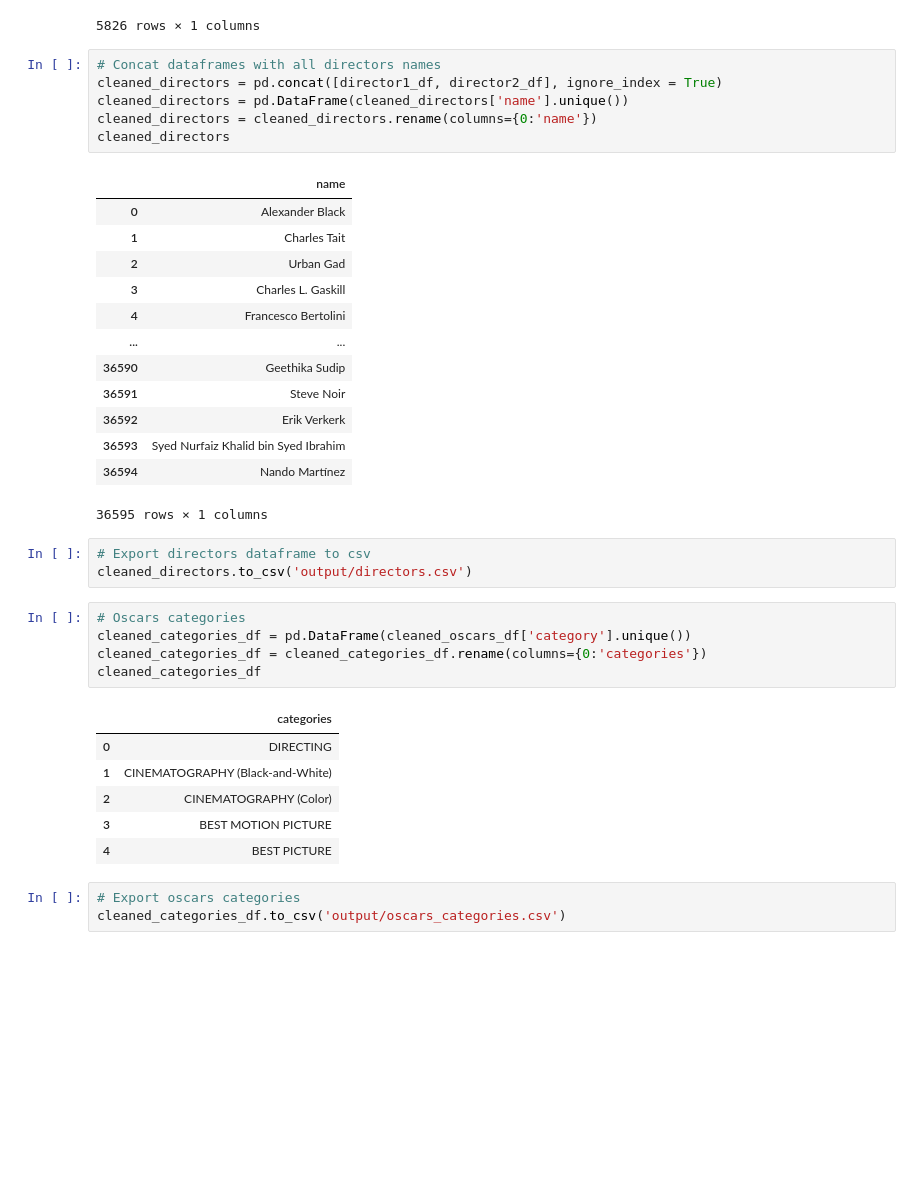
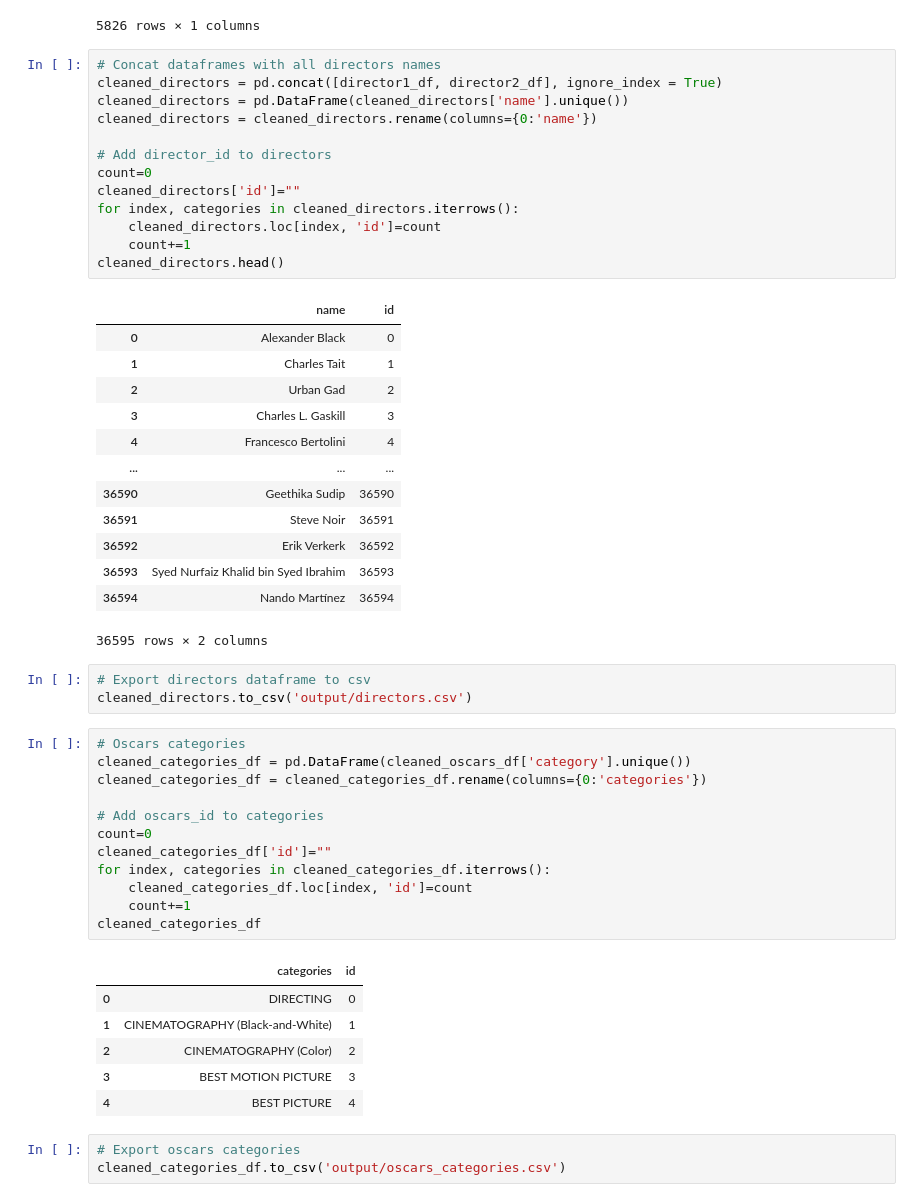
Before and after one commit to gucaselo/ETL-Project, a Jupyter notebook: movies_transform.ipynb, the cells around one changed output. Saved outputs shown, nothing was run; the diff lists cells and outputs as text; blank space fills up the shorter version.

```diff
--- a/movies_transform.ipynb
+++ b/movies_transform.ipynb
@@ -142,23 +141,30 @@ director2_df
 # %%
 # Concat dataframes with all directors names
 cleaned_directors = pd.concat([director1_df, director2_df], ignore_index = True)
 cleaned_directors = pd.DataFrame(cleaned_directors['name'].unique())
 cleaned_directors = cleaned_directors.rename(columns={0:'name'})
-cleaned_directors
+
+# Add director_id to directors
+count=0
+cleaned_directors['id']=""
+for index, categories in cleaned_directors.iterrows():
+    cleaned_directors.loc[index, 'id']=count
+    count+=1
+cleaned_directors.head()
 # %% [output]
-|  | name |
-| 0 | Alexander Black |
-| 1 | Charles Tait |
-| 2 | Urban Gad |
-| 3 | Charles L. Gaskill |
-| 4 | Francesco Bertolini |
-| ... | ... |
-| 36590 | Geethika Sudip |
-| 36591 | Steve Noir |
-| 36592 | Erik Verkerk |
-| 36593 | Syed Nurfaiz Khalid bin Syed Ibrahim |
-| 36594 | Nando Martínez |
+|  | name | id |
+| 0 | Alexander Black | 0 |
+| 1 | Charles Tait | 1 |
+| 2 | Urban Gad | 2 |
+| 3 | Charles L. Gaskill | 3 |
+| 4 | Francesco Bertolini | 4 |
+| ... | ... | ... |
+| 36590 | Geethika Sudip | 36590 |
+| 36591 | Steve Noir | 36591 |
+| 36592 | Erik Verkerk | 36592 |
+| 36593 | Syed Nurfaiz Khalid bin Syed Ibrahim | 36593 |
+| 36594 | Nando Martínez | 36594 |
-36595 rows × 1 columns
+36595 rows × 2 columns
 # %%
 # Export directors dataframe to csv
 cleaned_directors.to_csv('output/directors.csv')
@@ -166,14 +172,21 @@ cleaned_directors.to_csv('output/directors.csv')
 # Oscars categories
 cleaned_categories_df = pd.DataFrame(cleaned_oscars_df['category'].unique())
 cleaned_categories_df = cleaned_categories_df.rename(columns={0:'categories'})
+
+# Add oscars_id to categories
+count=0
+cleaned_categories_df['id']=""
+for index, categories in cleaned_categories_df.iterrows():
+    cleaned_categories_df.loc[index, 'id']=count
+    count+=1
 cleaned_categories_df
 # %% [output]
-|  | categories |
-| 0 | DIRECTING |
-| 1 | CINEMATOGRAPHY (Black-and-White) |
-| 2 | CINEMATOGRAPHY (Color) |
-| 3 | BEST MOTION PICTURE |
-| 4 | BEST PICTURE |
+|  | categories | id |
+| 0 | DIRECTING | 0 |
+| 1 | CINEMATOGRAPHY (Black-and-White) | 1 |
+| 2 | CINEMATOGRAPHY (Color) | 2 |
+| 3 | BEST MOTION PICTURE | 3 |
+| 4 | BEST PICTURE | 4 |
 # %%
 # Export oscars categories
 cleaned_categories_df.to_csv('output/oscars_categories.csv')
```
Also changed, not shown: parts of 5 cells of this notebook, 3 other files.
